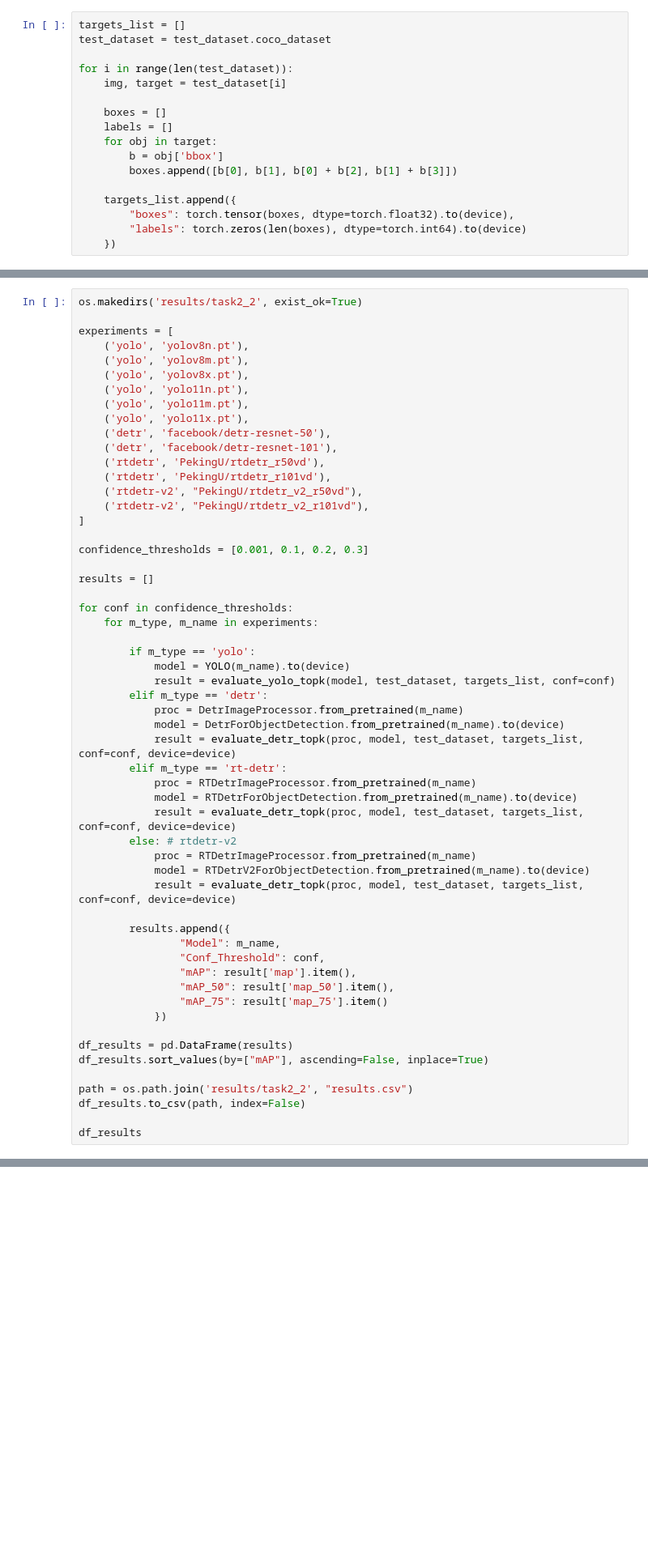
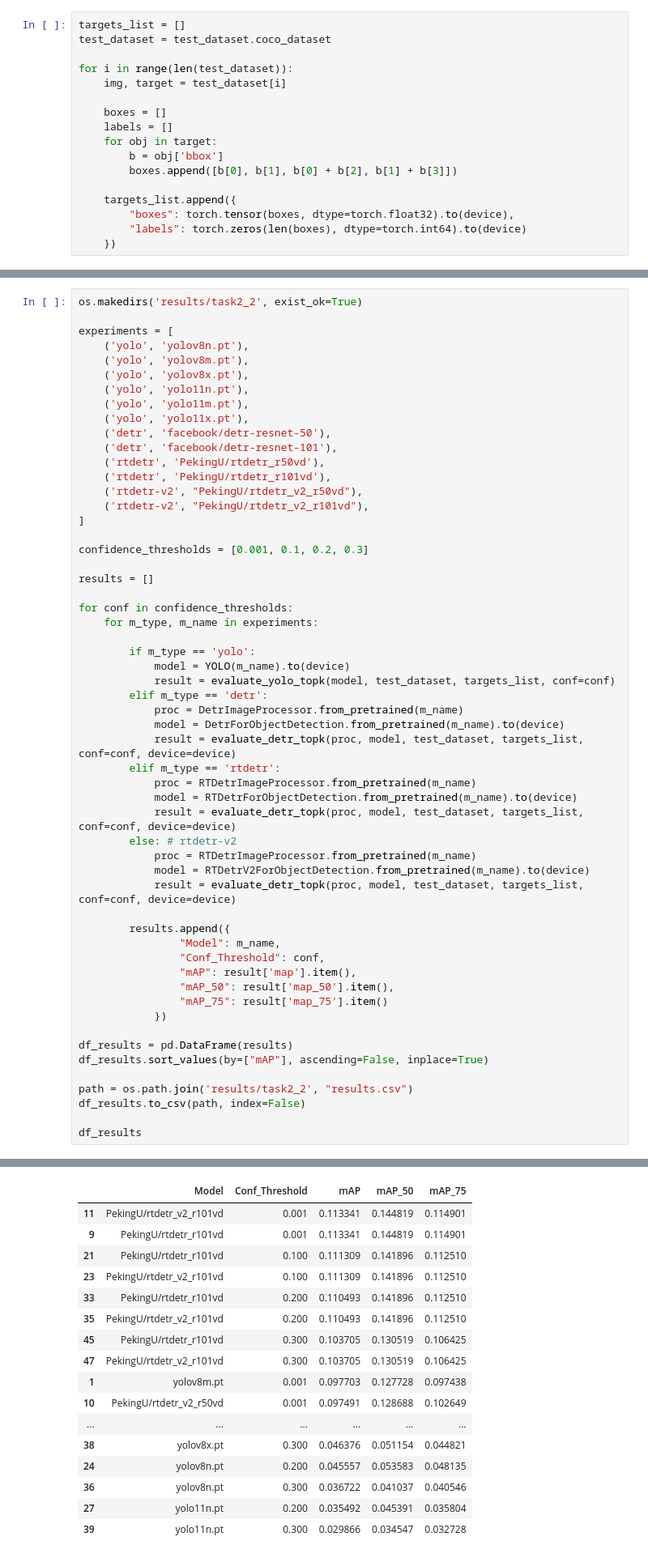
Before and after one commit to jmpbernardo/cv-project2, a Jupyter notebook: task2_2.ipynb, the cells around one changed output, grey strips where cells are left out. Shown at 81% size. Drawn from its saved outputs; the diff is of its cells as text; blank space fills up the shorter version.

```diff
--- a/task2_2.ipynb
+++ b/task2_2.ipynb
@@ -209,7 +213,7 @@ for conf in confidence_thresholds:
             proc = DetrImageProcessor.from_pretrained(m_name)
             model = DetrForObjectDetection.from_pretrained(m_name).to(device)
             result = evaluate_detr_topk(proc, model, test_dataset, targets_list, conf=conf, device=device)
-        elif m_type == 'rt-detr':
+        elif m_type == 'rtdetr':
             proc = RTDetrImageProcessor.from_pretrained(m_name)
             model = RTDetrForObjectDetection.from_pretrained(m_name).to(device)
             result = evaluate_detr_topk(proc, model, test_dataset, targets_list, conf=conf, device=device)
@@ -238,0 +258,17 @@ KeyboardInterrupt:
+|  | Model | Conf_Threshold | mAP | mAP_50 | mAP_75 |
+| 11 | PekingU/rtdetr_v2_r101vd | 0.001 | 0.113341 | 0.144819 | 0.114901 |
+| 9 | PekingU/rtdetr_r101vd | 0.001 | 0.113341 | 0.144819 | 0.114901 |
+| 21 | PekingU/rtdetr_r101vd | 0.100 | 0.111309 | 0.141896 | 0.112510 |
+| 23 | PekingU/rtdetr_v2_r101vd | 0.100 | 0.111309 | 0.141896 | 0.112510 |
+| 33 | PekingU/rtdetr_r101vd | 0.200 | 0.110493 | 0.141896 | 0.112510 |
+| 35 | PekingU/rtdetr_v2_r101vd | 0.200 | 0.110493 | 0.141896 | 0.112510 |
+| 45 | PekingU/rtdetr_r101vd | 0.300 | 0.103705 | 0.130519 | 0.106425 |
+| 47 | PekingU/rtdetr_v2_r101vd | 0.300 | 0.103705 | 0.130519 | 0.106425 |
+| 1 | yolov8m.pt | 0.001 | 0.097703 | 0.127728 | 0.097438 |
+| 10 | PekingU/rtdetr_v2_r50vd | 0.001 | 0.097491 | 0.128688 | 0.102649 |
+| ... | ... | ... | ... | ... | ... |
+| 38 | yolov8x.pt | 0.300 | 0.046376 | 0.051154 | 0.044821 |
+| 24 | yolov8n.pt | 0.200 | 0.045557 | 0.053583 | 0.048135 |
+| 36 | yolov8n.pt | 0.300 | 0.036722 | 0.041037 | 0.040546 |
+| 27 | yolo11n.pt | 0.200 | 0.035492 | 0.045391 | 0.035804 |
+| 39 | yolo11n.pt | 0.300 | 0.029866 | 0.034547 | 0.032728 |
```
Also changed, not shown: parts of 3 cells of this notebook, 2 other files.
